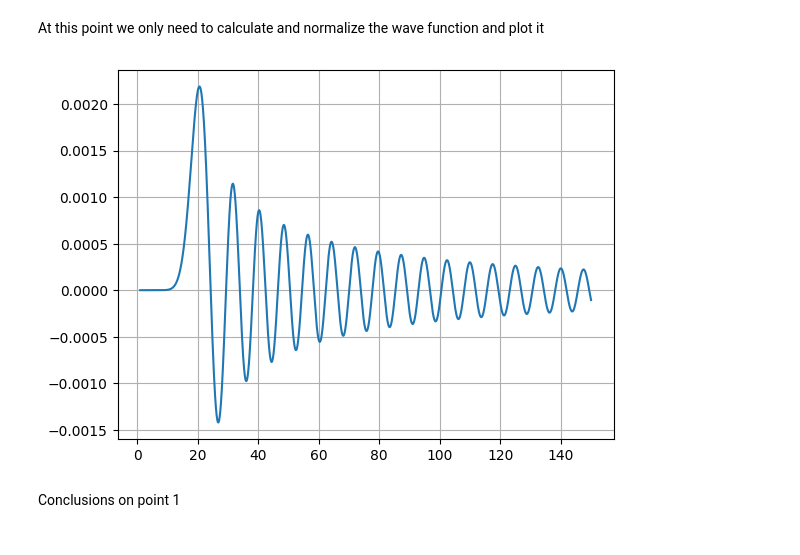
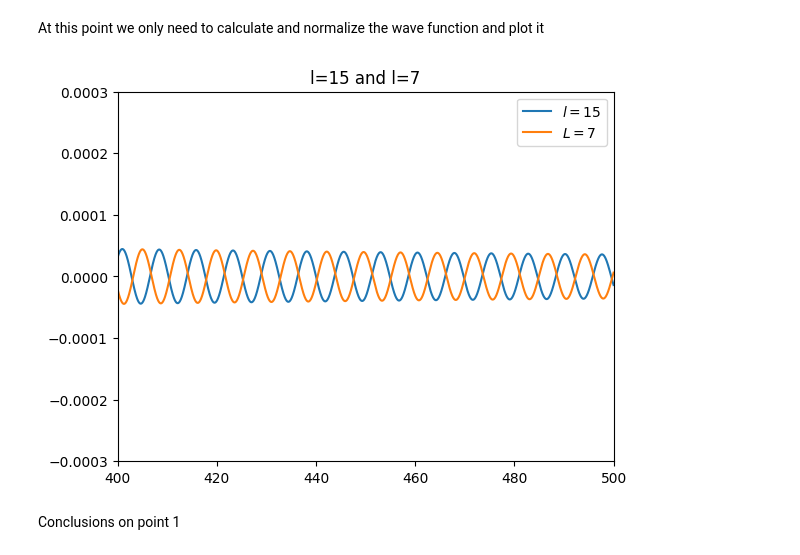
Before and after one commit to marcobeIIa/computational_physics, a Jupyter notebook: hm1.ipynb, the cells around one changed output. Cells and saved outputs as stored; diff of their text form; code cells hidden in the pictures.

```diff
--- a/hm1.ipynb
+++ b/hm1.ipynb
@@ -12,7 +12,7 @@ import matplotlib.pyplot as plt
 E = 1.5 #meV
 epsilon = 5.99 # meV
 sigma = 2. # Angstrom
-rmax = 150 # Angstrom
+rmax = 500 # Angstrom
 h = 0.01
 N= rmax/h
 r = np.arange(sigma/2, rmax, h)
@@ -24,7 +24,8 @@ h_bar_c = 1.973e6 #mev ångström
 m_H = 0.9383e12 #meV / c^2
 m_Kr = 83.798 * m_H #meV / c^2
 m_r = m_H * m_Kr / (m_H + m_Kr) #meV / c^2
-k = E / h_bar_c #1/ångström WAVE number
+k = np.sqrt(2*m_r*E / h_bar_c**2) #1/ångström WAVE number
+
 
 prefactor = h_bar_c**2 / (2 * m_r) #meV ångström^2
 # %% [markdown]
@@ -61,21 +62,36 @@ At this point we only need to calculate and normalize the wave function and plot
 # %%
 # Normalization
 normalizzazione = 0
+normalizzazione7 = 0
 n = np.zeros(len(r))
+n7 = n
 
 psi = Numerov(E,h,l,r)
+psi7 = Numerov(E,h,5,r)
 
 for j in range(len(r)):
     n[j] = 4 * np.pi * psi[j]**2 * r[j]**2 *h
     normalizzazione += n[j]
 
+for j in range(len(r)):
+    n7[j] = 4 * np.pi * psi7[j]**2 * r[j]**2 *h
+    normalizzazione7 += n7[j]
+
 PSI=psi/np.sqrt(normalizzazione)
+PSI7=psi7/np.sqrt(normalizzazione7)
+
+
 # Visualization
-plt.plot(r,PSI)
-plt.grid()
+fig, ax = plt.subplots()
+ax.set_ylim(-0.0003,0.0003)
+ax.set_xlim(400,500)
+ax.set_title(r'l=15 and l=7')
+ax.plot(r, PSI, label=rf'$l=15$')
+ax.plot(r, PSI7, label=rf'$L=7$')
+plt.legend(loc='best')
 plt.show()
 # %% [output]
-[figure, old version]
+[figure, new version]
 # %% [markdown]
 Conclusions on point 1
 # %% [markdown]
```
Also changed, not shown: parts of 8 cells of this notebook, 1 other file.
